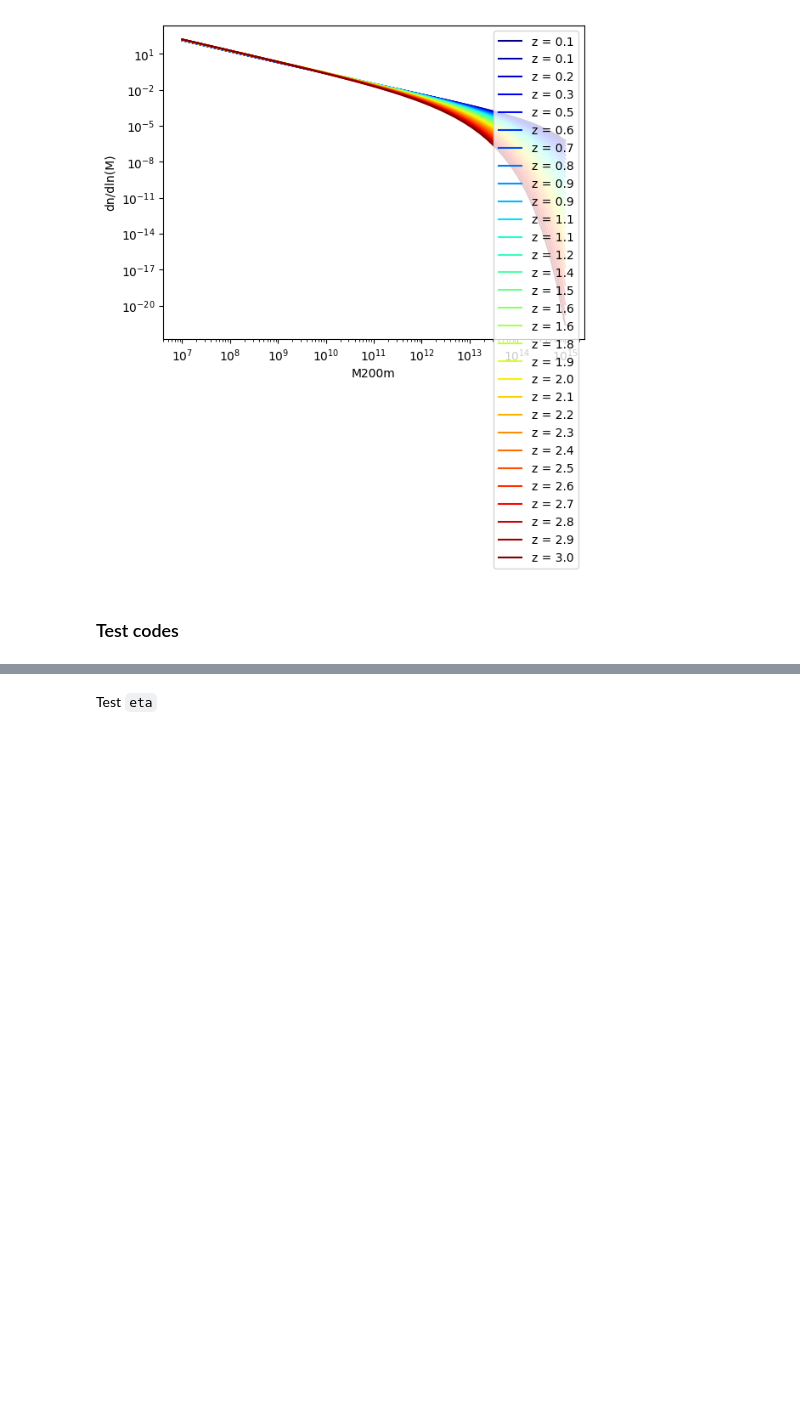
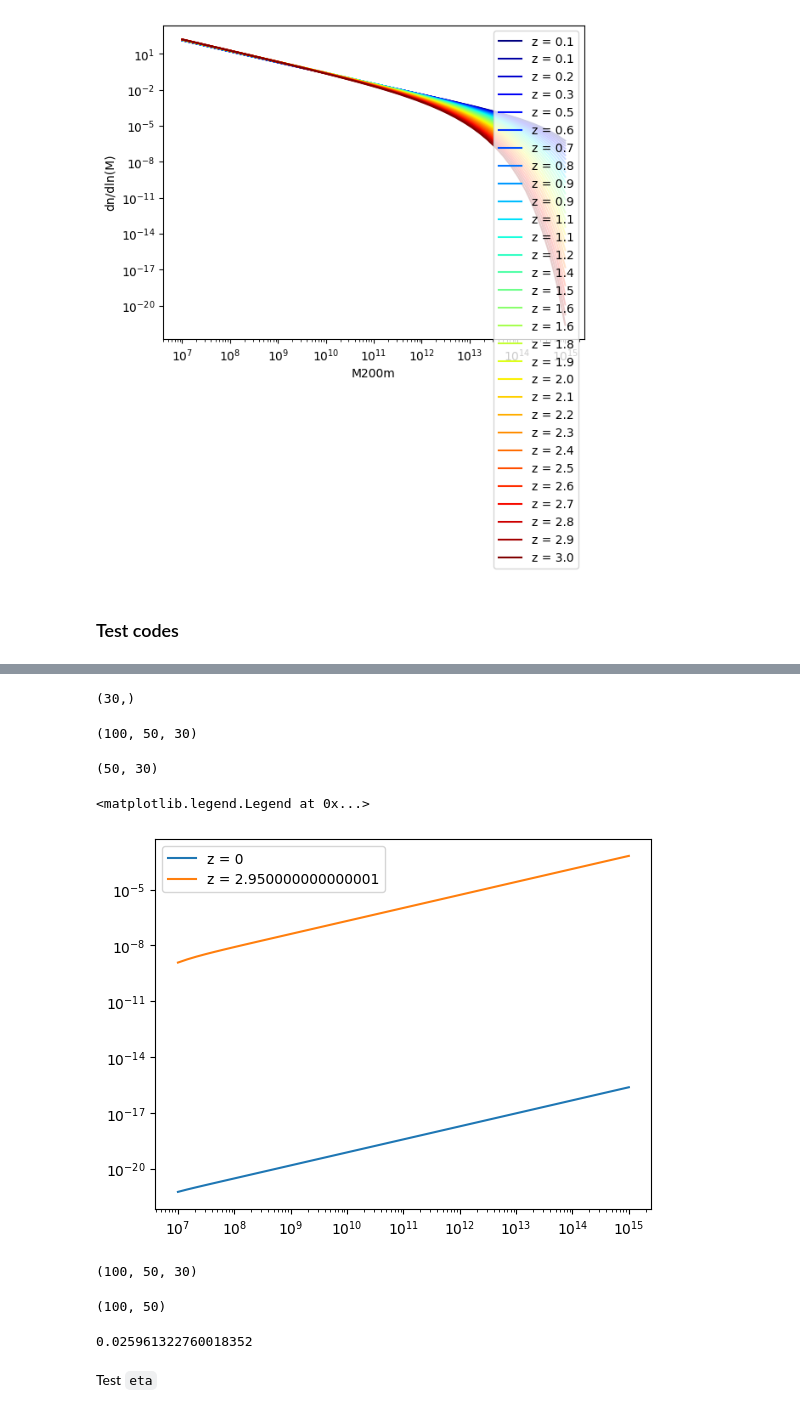
Before and after one commit to destrys/galCIB, a Jupyter notebook: base-lcdm.ipynb, the cells around one changed output, grey strips where cells are left out. Cells and saved outputs as stored; diff of their text form; code cells hidden in the pictures; blank space fills up the shorter version.

```diff
--- a/base-lcdm.ipynb
+++ b/base-lcdm.ipynb
@@ -143,0 +183,2 @@ z = consts.dict_gal['ELG']['z']
+# %%
+tst_shmf = 0.3 * tst**(-0.7) * np.exp(-9.9 * tst**2.5)
@@ -143,0 +189,15 @@ z = consts.dict_gal['ELG']['z']
+# %%
+        for i in range(len(self.mh)):
+            ms = self.msub(self.mh[i]*(1-fsub))
+            dlnmsub = np.log10(ms[1] / ms[0])
+            sfrI = self.sfr(ms)  # dim(len(ms), len(z))
+            sfrII = self.sfr(self.mh[i]*(1-fsub))*ms[:, None]/(self.mh[i]*(1-fsub))
+            # sfrII = sfrmh[i] * ms / mh[i]
+            sfrsub = np.zeros((len(ms), len(self.z)))
+            for j in range(len(ms)):
+                sfrsub[j, :] = np.minimum(sfrI[j, :], sfrII[j, :])
+            integral = self.subhmf(self.mh[i], ms)[:, None]*sfrsub / KC
+            intgn = intg.simps(integral, dx=dlnmsub, axis=0)
+            a[:, i, :] = snu*(1 + self.z)*intgn *\
+                self.cosmo.comoving_distance(self.z).value**2
+        return a
@@ -143,0 +218,11 @@ z = consts.dict_gal['ELG']['z']
+# %%
+l11 = simpson(l10, dx = l2, axis = 0)
+l11.shape
+# %% [output]
+(30,)
+# %%
+integrand = tstsfr * np.expand_dims(tst_shmf,
+                                    axis = -1)
+integrand.shape
+# %% [output]
+(100, 50, 30)
@@ -144,3 +231,30 @@ z = consts.dict_gal['ELG']['z']
+# %%
+res = simpson(y=integrand,
+              x=np.expand_dims(np.log10(ms), axis = -1),
+              axis = 0)
+# %%
+res.shape
+# %% [output]
+(50, 30)
+# %%
+plt.loglog(Mh, res[:,0], label = 'z = 0')
+plt.loglog(Mh, res[:,-1], label = f'z = {z[-1]}')
+plt.legend(loc = 'best')
+# %% [output]
+<matplotlib.legend.Legend at 0x...>
+[figure, added]
+# %%
+integrand.shape
+# %% [output]
+(100, 50, 30)
+# %%
+np.log10(ms).shape
+# %% [output]
+(100, 50)
+# %%
+np.log10(ms[:,10][11]/ms[:,10][10])
+# %% [output]
+0.025961322760018352
 # %% [markdown]
 Test `eta`
 # %%
```
Also changed, not shown: parts of 16 cells of this notebook, 3 other files.
